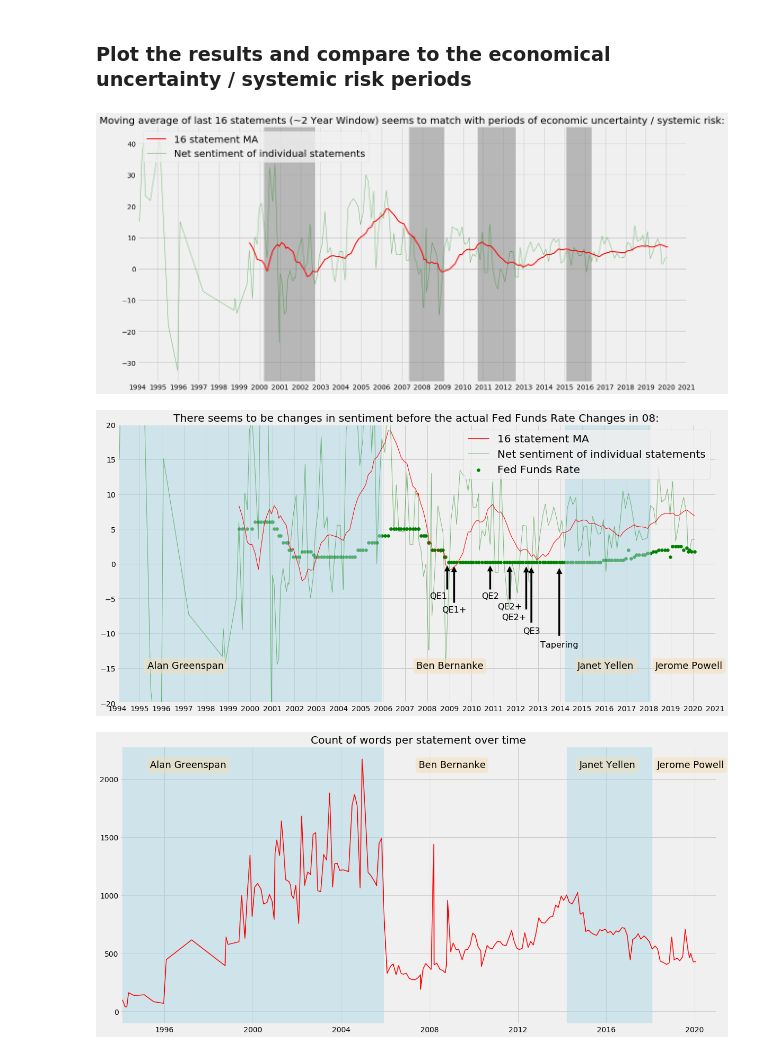
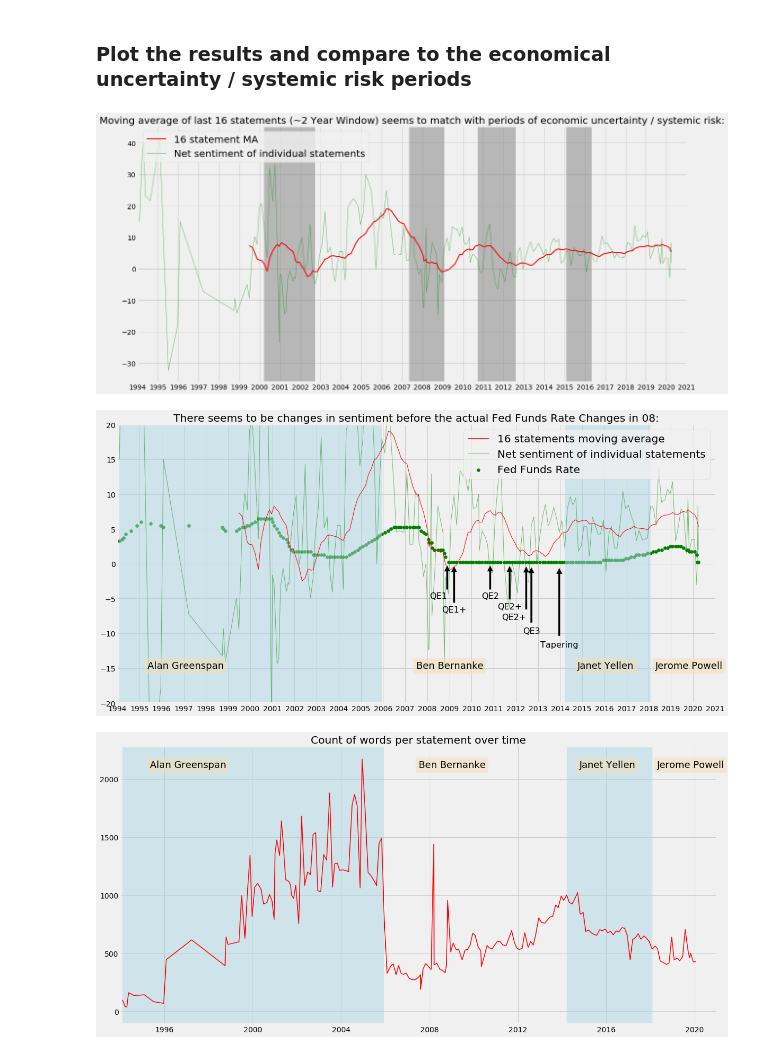
Before and after one commit to yukit-k/centralbank_analysis, a Jupyter notebook: src/FOMC_Statement_Sentiment_Analysis_Rule-based.ipynb, the cells around one changed output. Saved outputs shown, nothing was run; the diff lists cells and outputs as text; code cells hidden in the pictures.

```diff
--- a/src/FOMC_Statement_Sentiment_Analysis_Rule-based.ipynb
+++ b/src/FOMC_Statement_Sentiment_Analysis_Rule-based.ipynb
@@ -58,4 +58,4 @@ file = open("../data/FOMC/statement.pickle", "rb")
 Data = pickle.load(file)
 # %%
 Data['text'] = Data['contents'].apply(lambda x: x.replace('\n\n[SECTION]\n\n', '').replace('\n', ' ').replace('\r', ' ').strip())
-Data.drop(columns=['title'], axis=1)
+Data.drop(columns=['title'], axis=1, inplace=True)
@@ -930,0 +936,14 @@ Data.tail()
+# %%
+# FRB changed to range from 2008. So use Upper side from 2008.
+filename_till08 = '../data/MarketData/FEDRates/DFEDTAR.csv'
+filename_from08u = '../data/MarketData/FEDRates/DFEDTARU.csv'
+filename_from08l = '../data/MarketData/FEDRates/DFEDTARL.csv'
+
+fedtar = pd.read_csv(filename_till08, names=['Date', 'Rate'], header=0)
+fedtaru = pd.read_csv(filename_from08u, names=['Date', 'Rate'], header=0)
+fedtarl = pd.read_csv(filename_from08l, names=['Date', 'Rate'], header=0)
+fedrate_df = pd.concat([fedtar, fedtaru], axis=0)
+fedrate_df.index = pd.to_datetime(fedrate_df.Date, format="%Y-%m-%d")
+fedrate_df.drop(columns=['Date'], inplace=True)
+fedrate_df['Rate'] = fedrate_df['Rate'].map(lambda x: np.float(x))
+fedrate_df
@@ -930,0 +979,16 @@ Data.tail()
+# %%
+Data['RateDecision'] = None
+Data['Rate'] = None
+
+for i in range(len(Data)):
+    for j in range(len(fedrate_df)):
+        if Data.index[i] == fedrate_df.index[j]:
+            Data['Rate'][i] = float(fedrate_df['Rate'][j+1])
+            if fedrate_df['Rate'][j-1] == fedrate_df['Rate'][j+1]:
+                Data['RateDecision'][i] = 0
+            elif fedrate_df['Rate'][j-1] < fedrate_df['Rate'][j+1]:
+                Data['RateDecision'][i] = 1
+            elif fedrate_df['Rate'][j-1] > fedrate_df['Rate'][j+1]:
+                Data['RateDecision'][i] = -1
+
+Data.head(10)
@@ -1015,7 +1103,7 @@ ax.fill_between(Data.index, 0, 10, where = Recessions,
 
 plt.show()
 # %% [output]
-[figure, old version]
+[figure, new version]
 # %%
 Greenspan = np.logical_and(Data.index > '1987-08-11',
                          Data.index < '2006-01-31'
@@ -1041,7 +1129,7 @@ CompToMA = NetSentimentNorm.rolling(Window).mean()
 fig, ax = plt.subplots()
 
 ax.scatter(Data.index,
-            Data['FedFundRateEndValue'],
+            Data['Rate'],
             c = 'g')
 
 ax.plot(Data.index,
@@ -1054,7 +1142,7 @@ ax.plot(Data.index, NetSentimentNorm,
          linewidth= 1,
          alpha = 0.5)
 
-ax.legend([str(str(Window) + ' statement MA') , 'Net sentiment of individual statements', 'Fed Funds Rate'],
+ax.legend([str(str(Window) + ' statements moving average') , 'Net sentiment of individual statements', 'Fed Funds Rate'],
            prop={'size': 20},
            loc = 1
            )
@@ -1081,34 +1169,34 @@ ax.grid(True)
 
 import matplotlib.transforms as mtransforms
 trans = mtransforms.blended_transform_factory(ax.transData, ax.transAxes)
 theta = 0.9
 ax.fill_between(Data.index, 0, 10, where = Speaker,
                 facecolor='lightblue', alpha=0.5, transform=trans)
 
 props = dict(boxstyle='round', facecolor='wheat', alpha=0.5)
 ax.text(0.05, 0.15, "Alan Greenspan", transform=ax.transAxes, fontsize=18,
         verticalalignment='top', bbox=props)
 ax.text(0.50, 0.15, "Ben Bernanke", transform=ax.transAxes, fontsize=18,
         verticalalignment='top', bbox=props)
 ax.text(0.77, 0.15, "Janet Yellen", transform=ax.transAxes, fontsize=18,
         verticalalignment='top', bbox=props)
 ax.text(0.90, 0.15, "Jerome Powell", transform=ax.transAxes, fontsize=18,
         verticalalignment='top', bbox=props)
 
 arrow_style = dict(facecolor='black', shrink=0.05)
 ax.annotate('QE1', xy=('2008-11-25', 0), xytext=('2008-11-25', -5), size=16, ha='right', arrowprops=arrow_style)
 ax.annotate('QE1+', xy=('2009-03-18', 0), xytext=('2009-03-18', -7), size=16, ha='center', arrowprops=arrow_style)
 ax.annotate('QE2', xy=('2010-11-03', 0), xytext=('2010-11-03', -5), size=16, ha='center', arrowprops=arrow_style)
 ax.annotate('QE2+', xy=('2011-09-21', 0), xytext=('2011-09-21', -6.5), size=16, ha='center', arrowprops=arrow_style)
 ax.annotate('QE2+', xy=('2012-06-20', 0), xytext=('2012-06-20', -8), size=16, ha='right', arrowprops=arrow_style)
 ax.annotate('QE3', xy=('2012-09-13', 0), xytext=('2012-09-13', -10), size=16, ha='center', arrowprops=arrow_style)
 ax.annotate('Tapering', xy=('2013-12-18', 0), xytext=('2013-12-18', -12), size=16, ha='center', arrowprops=arrow_style)
 
 plt.title('There seems to be changes in sentiment before the actual Fed Funds Rate Changes in 08:')
 
 plt.show()
 # %% [output]
-[figure, old version]
+[figure, new version]
 # %%
 fig, ax = plt.subplots()
 
```
Also changed, not shown: parts of 34 cells of this notebook, 3 other files.
